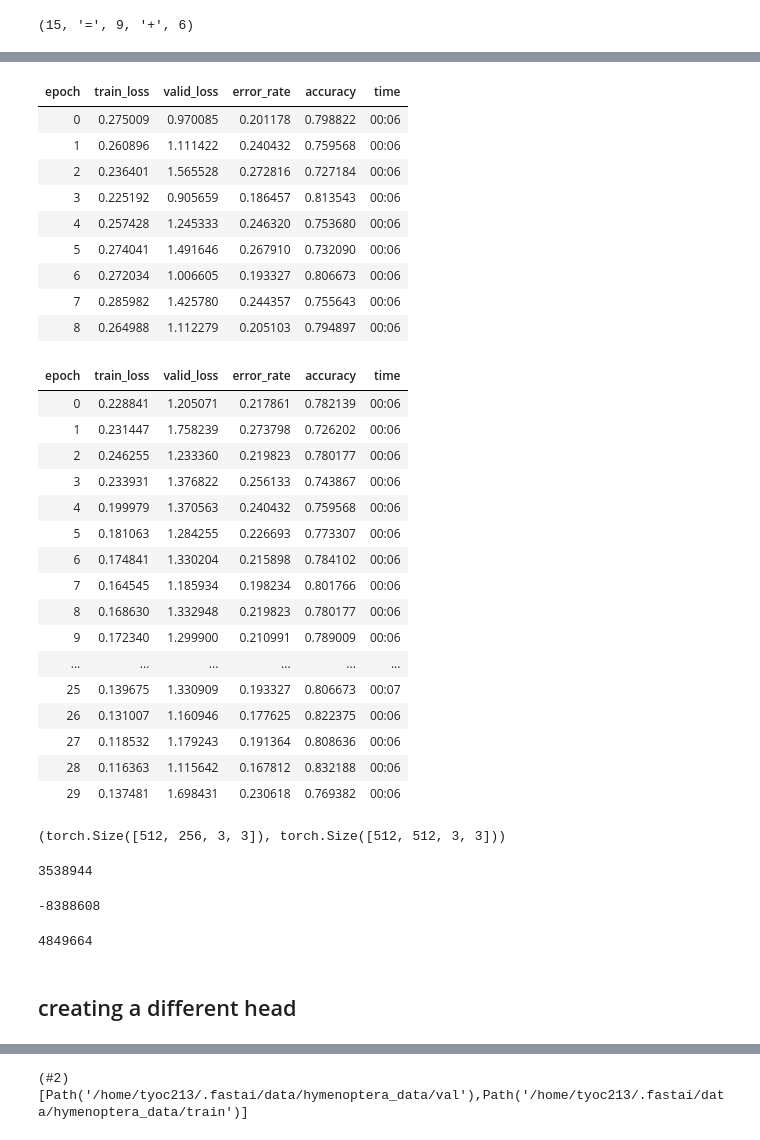
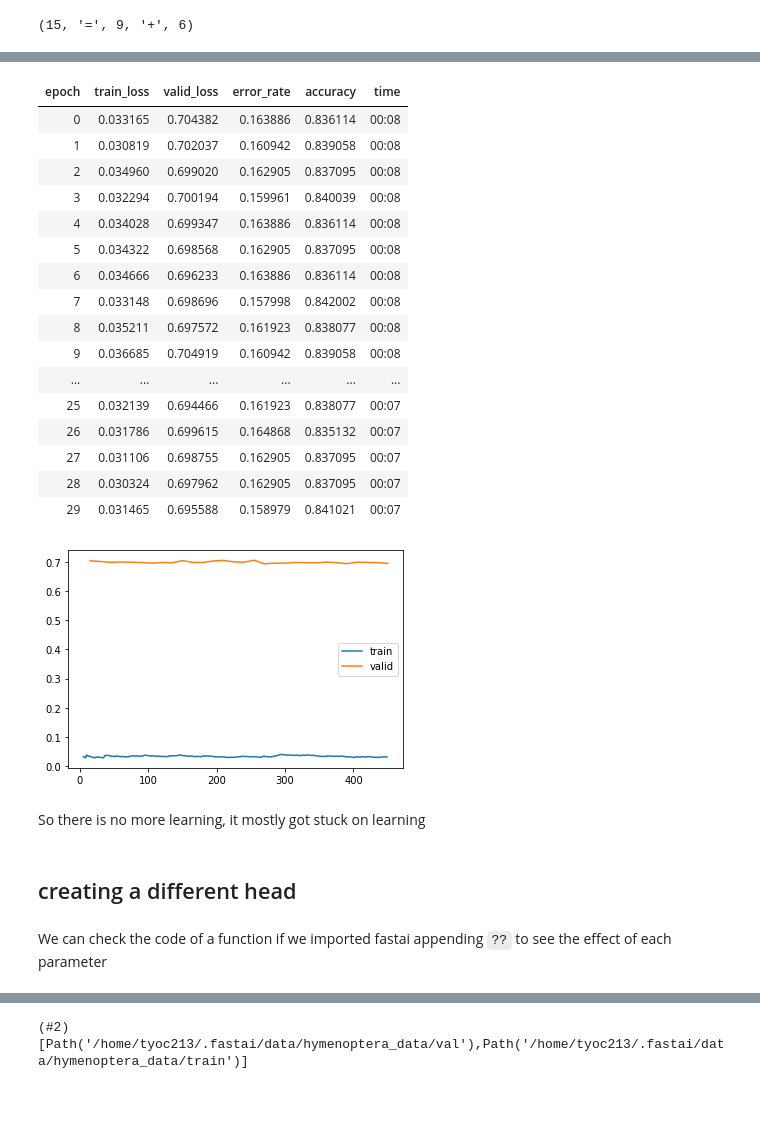
Before and after one commit to tyoc213/blog, a Jupyter notebook: __explorations__/2020_53/flowers and resnet18.ipynb, the cells around one changed output, grey strips where cells are left out. Drawn from its saved outputs; the diff is of its cells as text; code cells hidden in the pictures; blank space fills up the shorter version.

```diff
--- a/__explorations__/2020_53/flowers and resnet18.ipynb
+++ b/__explorations__/2020_53/flowers and resnet18.ipynb
@@ -297,4 +614,4 @@ learn.fit(MIN_EPOCHS, lr=0.01)
 # %%
-learn.fit(MIN_EPOCHS, lr=0.01)
+learn.fit(MIN_EPOCHS*3, lr=2e-3)
 # %% [output]
 | epoch | train_loss | valid_loss | error_rate | accuracy | time |
@@ -333,54 +639,33 @@ Trainable 589,184, not trainable 11,166,912. Total params: 11,756,096
 # %%
-learn.fit(MIN_EPOCHS*3, lr=0.01)
+learn.fit(MIN_EPOCHS*10, lr=6.92e-7)
 # %% [output]
 | epoch | train_loss | valid_loss | error_rate | accuracy | time |
-| 0 | 0.275009 | 0.970085 | 0.201178 | 0.798822 | 00:06 |
-| 1 | 0.260896 | 1.111422 | 0.240432 | 0.759568 | 00:06 |
-| 2 | 0.236401 | 1.565528 | 0.272816 | 0.727184 | 00:06 |
-| 3 | 0.225192 | 0.905659 | 0.186457 | 0.813543 | 00:06 |
-| 4 | 0.257428 | 1.245333 | 0.246320 | 0.753680 | 00:06 |
-| 5 | 0.274041 | 1.491646 | 0.267910 | 0.732090 | 00:06 |
-| 6 | 0.272034 | 1.006605 | 0.193327 | 0.806673 | 00:06 |
-| 7 | 0.285982 | 1.425780 | 0.244357 | 0.755643 | 00:06 |
-| 8 | 0.264988 | 1.112279 | 0.205103 | 0.794897 | 00:06 |
+| 0 | 0.033165 | 0.704382 | 0.163886 | 0.836114 | 00:08 |
+| 1 | 0.030819 | 0.702037 | 0.160942 | 0.839058 | 00:08 |
+| 2 | 0.034960 | 0.699020 | 0.162905 | 0.837095 | 00:08 |
+| 3 | 0.032294 | 0.700194 | 0.159961 | 0.840039 | 00:08 |
+| 4 | 0.034028 | 0.699347 | 0.163886 | 0.836114 | 00:08 |
+| 5 | 0.034322 | 0.698568 | 0.162905 | 0.837095 | 00:08 |
+| 6 | 0.034666 | 0.696233 | 0.163886 | 0.836114 | 00:08 |
+| 7 | 0.033148 | 0.698696 | 0.157998 | 0.842002 | 00:08 |
+| 8 | 0.035211 | 0.697572 | 0.161923 | 0.838077 | 00:08 |
+| 9 | 0.036685 | 0.704919 | 0.160942 | 0.839058 | 00:08 |
+| ... | ... | ... | ... | ... | ... |
+| 25 | 0.032139 | 0.694466 | 0.161923 | 0.838077 | 00:07 |
+| 26 | 0.031786 | 0.699615 | 0.164868 | 0.835132 | 00:07 |
+| 27 | 0.031106 | 0.698755 | 0.162905 | 0.837095 | 00:07 |
+| 28 | 0.030324 | 0.697962 | 0.162905 | 0.837095 | 00:07 |
+| 29 | 0.031465 | 0.695588 | 0.158979 | 0.841021 | 00:07 |
-# %%
-learn.fit(MIN_EPOCHS*10, lr=0.01)
-# %% [output]
-| epoch | train_loss | valid_loss | error_rate | accuracy | time |
-| 0 | 0.228841 | 1.205071 | 0.217861 | 0.782139 | 00:06 |
-| 1 | 0.231447 | 1.758239 | 0.273798 | 0.726202 | 00:06 |
-| 2 | 0.246255 | 1.233360 | 0.219823 | 0.780177 | 00:06 |
-| 3 | 0.233931 | 1.376822 | 0.256133 | 0.743867 | 00:06 |
-| 4 | 0.199979 | 1.370563 | 0.240432 | 0.759568 | 00:06 |
-| 5 | 0.181063 | 1.284255 | 0.226693 | 0.773307 | 00:06 |
-| 6 | 0.174841 | 1.330204 | 0.215898 | 0.784102 | 00:06 |
-| 7 | 0.164545 | 1.185934 | 0.198234 | 0.801766 | 00:06 |
-| 8 | 0.168630 | 1.332948 | 0.219823 | 0.780177 | 00:06 |
-| 9 | 0.172340 | 1.299900 | 0.210991 | 0.789009 | 00:06 |
-| ... | ... | ... | ... | ... | ... |
-| 25 | 0.139675 | 1.330909 | 0.193327 | 0.806673 | 00:07 |
-| 26 | 0.131007 | 1.160946 | 0.177625 | 0.822375 | 00:06 |
-| 27 | 0.118532 | 1.179243 | 0.191364 | 0.808636 | 00:06 |
-| 28 | 0.116363 | 1.115642 | 0.167812 | 0.832188 | 00:06 |
-| 29 | 0.137481 | 1.698431 | 0.230618 | 0.769382 | 00:06 |
-# %%
-learn.model[0][7][0].conv1.weight.shape, learn.model[0][7][1].conv1.weight.shape
-# %% [output]
-(torch.Size([512, 256, 3, 3]), torch.Size([512, 512, 3, 3]))
-# %%
-512*256*3*3 + 512*512*3*3
-# %% [output]
-3538944
-# %%
-589184 - 8977792
-# %% [output]
--8388608
-# %%
-8388608-3538944
-# %% [output]
-4849664
+# %%
+learn.recorder.plot_loss()
+# %% [output]
+[figure, added]
+# %% [markdown]
+So there is no more learning, it mostly got stuck on learning
 # %% [markdown]
 ## creating a different head
+# %% [markdown]
+We can check the code of a function if we imported fastai appending `??` to see the effect of each parameter
 # %%
 create_head??
 # %%
```
Also changed, not shown: parts of 98 cells of this notebook.
